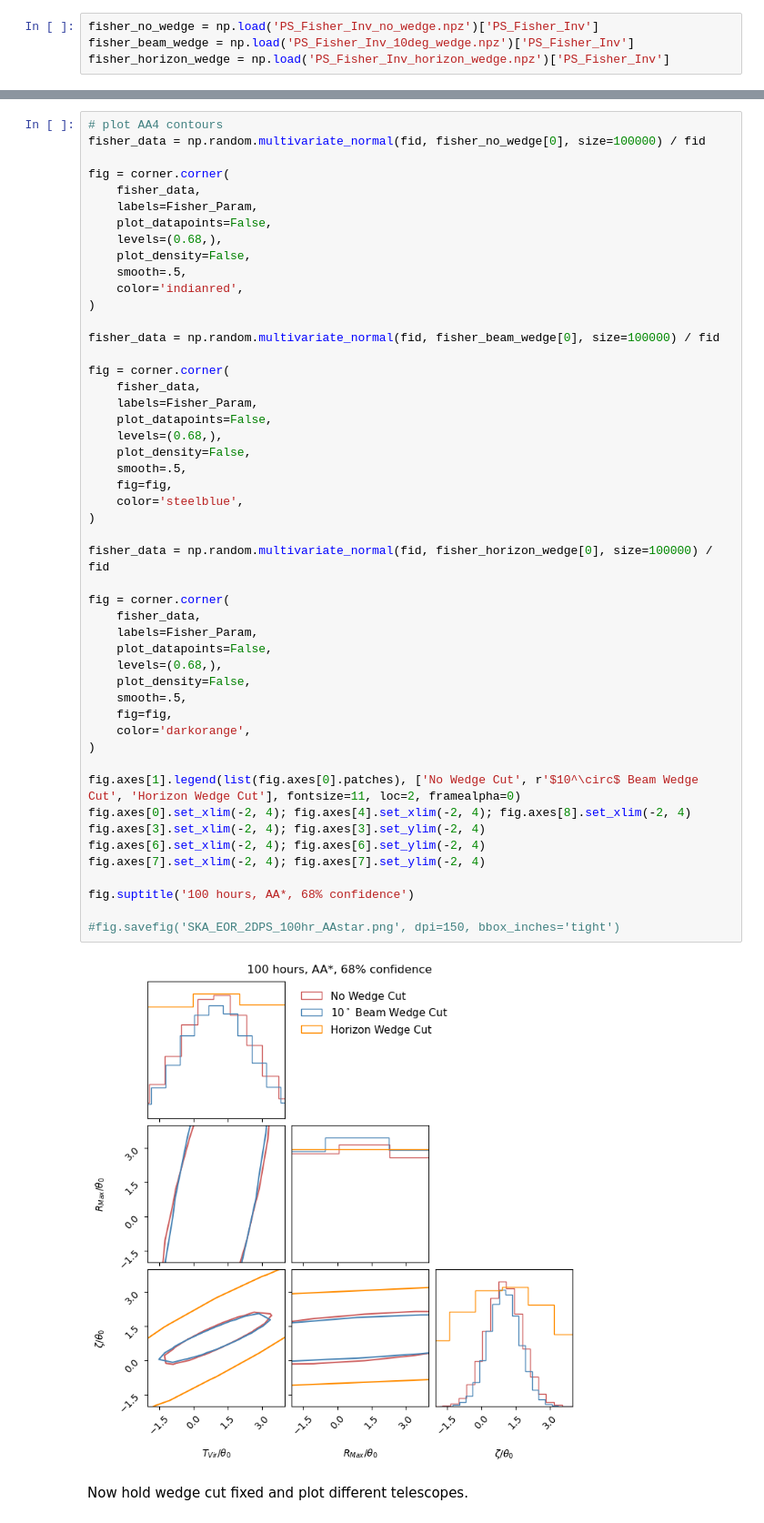
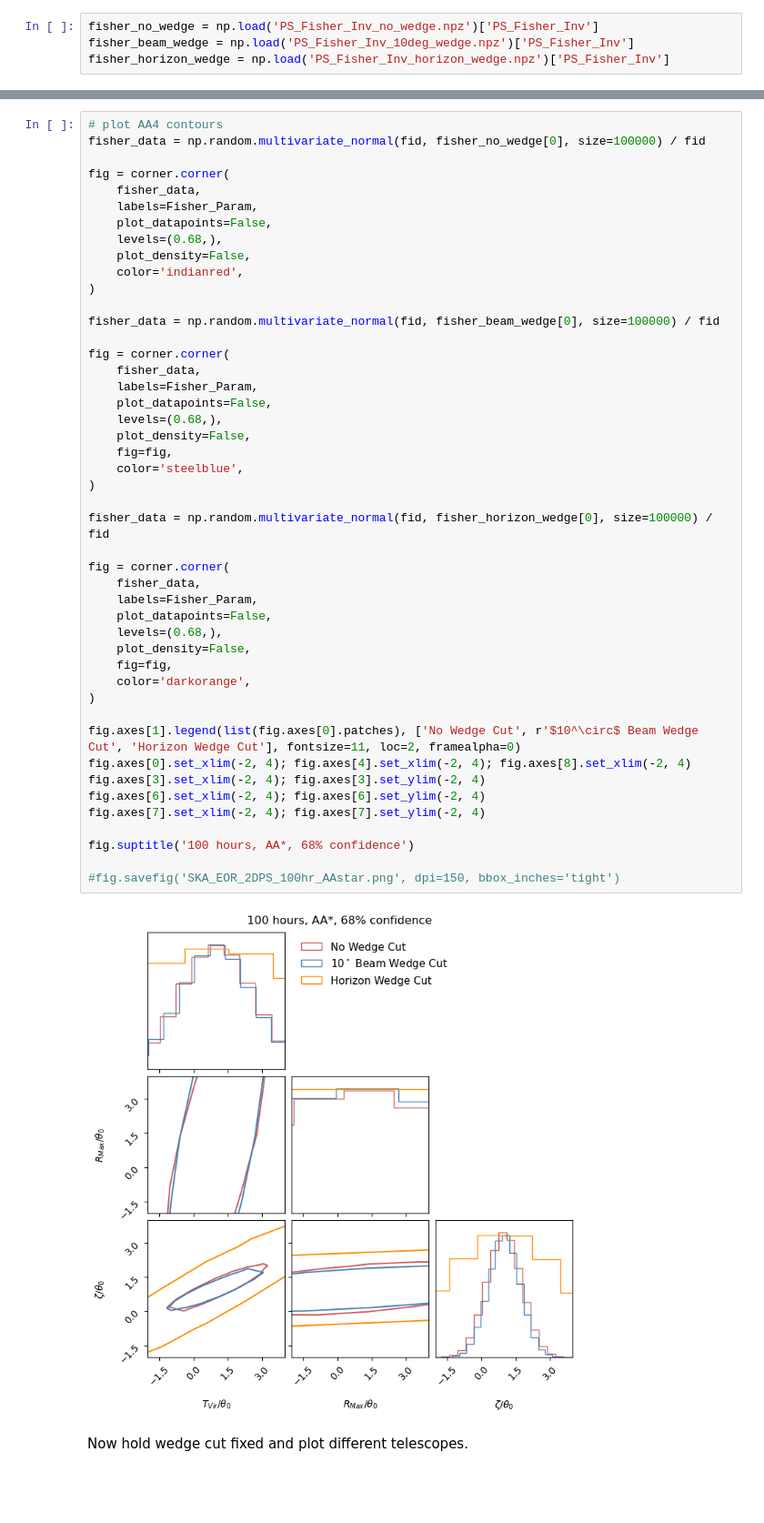
Before and after one commit to sambit-giri/ska_eor_inference, a Jupyter notebook: PS_2D/fisher_matrix_with_noise.ipynb, the cells around one changed output, grey strips where cells are left out. Shown at 91% size. Saved outputs shown, nothing was run; the diff lists cells and outputs as text; blank space fills up the shorter version.

Commit message:
updated 2D_PS plots

```diff
--- a/PS_2D/fisher_matrix_with_noise.ipynb
+++ b/PS_2D/fisher_matrix_with_noise.ipynb
@@ -543,7 +585,6 @@ fig = corner.corner(
     plot_datapoints=False,
     levels=(0.68,),
     plot_density=False,
-    smooth=.5,
     color='indianred',
 )
 
@@ -554,36 +595,34 @@ fig = corner.corner(
     labels=Fisher_Param,
     plot_datapoints=False,
     levels=(0.68,),
     plot_density=False,
-    smooth=.5,
     fig=fig,
     color='steelblue',
 )
 
 fisher_data = np.random.multivariate_normal(fid, fisher_horizon_wedge[0], size=100000) / fid
 
 fig = corner.corner(
     fisher_data,
     labels=Fisher_Param,
     plot_datapoints=False,
     levels=(0.68,),
     plot_density=False,
-    smooth=.5,
     fig=fig,
     color='darkorange',
 )
 
 fig.axes[1].legend(list(fig.axes[0].patches), ['No Wedge Cut', r'$10^\circ$ Beam Wedge Cut', 'Horizon Wedge Cut'], fontsize=11, loc=2, framealpha=0)
 fig.axes[0].set_xlim(-2, 4); fig.axes[4].set_xlim(-2, 4); fig.axes[8].set_xlim(-2, 4)
 fig.axes[3].set_xlim(-2, 4); fig.axes[3].set_ylim(-2, 4)
 fig.axes[6].set_xlim(-2, 4); fig.axes[6].set_ylim(-2, 4)
 fig.axes[7].set_xlim(-2, 4); fig.axes[7].set_ylim(-2, 4)
 
 fig.suptitle('100 hours, AA*, 68% confidence')
 
 #fig.savefig('SKA_EOR_2DPS_100hr_AAstar.png', dpi=150, bbox_inches='tight')
 # %% [output]
-[figure, old version]
+[figure, new version]
 # %% [markdown]
 Now hold wedge cut fixed and plot different telescopes.
 # %%
```
Also changed, not shown: parts of 6 cells of this notebook, 6 other files.
